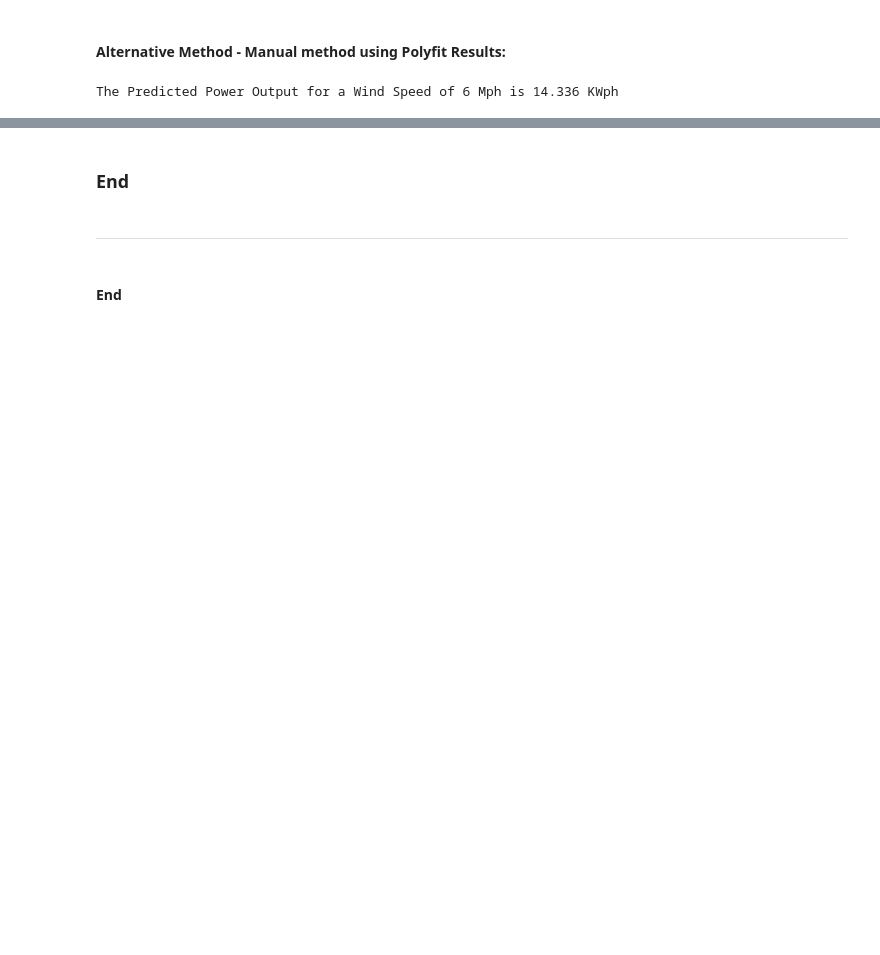
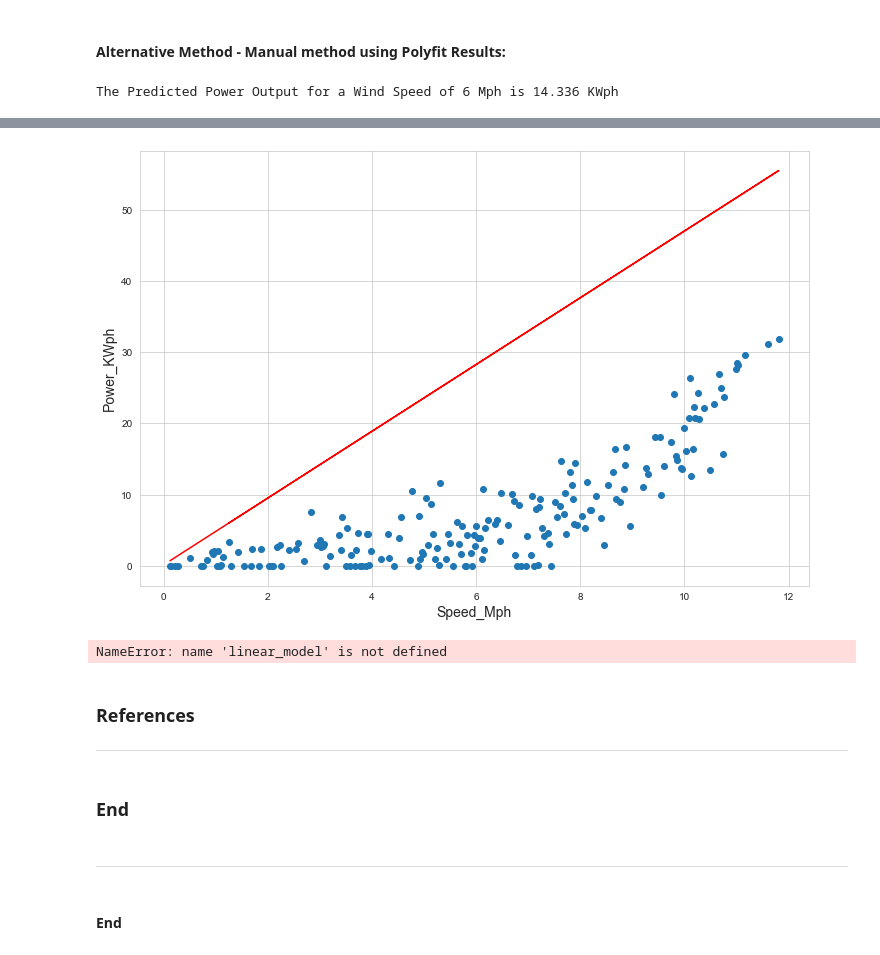
Before and after one commit to Fiona-600/Data-Analytics-2020-Project, a Jupyter notebook: Final Project 2020.ipynb, the cells around one changed output, grey strips where cells are left out. Saved outputs shown, nothing was run; the diff lists cells and outputs as text; code cells hidden in the pictures; blank space fills up the shorter version.

```diff
--- a/Final Project 2020.ipynb
+++ b/Final Project 2020.ipynb
@@ -452,0 +641,38 @@ The Predicted Power Output for a Wind Speed of 6 Mph is 14.336 KWph
+# %%
+#Plot the regression line for test data:
+
+plt.scatter(test["Speed_Mph"],test["Power_KWph"])
+plt.plot(test["Speed_Mph"],actual_slope*test["Speed_Mph"]+actual_intercept,color="red")
+plt.xlabel("Speed_Mph")
+plt.ylabel("Power_KWph")
+plt.show()
+# %% [output]
+[figure, added]
+# %%
+X = df2[['Speed_Mph']]
+Y = df2['Power_KWph']
+
+#Modeling:
+
+#Using sklearn package to model data :
+
+regr = linear_model.LinearRegression()
+train_x = np.array(train[['Speed_Mph']])
+train_y = np.array(train['Power_KWph'])
+regr.fit(train_x,train_y)
+test_x = np.array(test[['Speed_Mph']])
+test_y = np.array(test['Power_KWph'])
+
+# print the coefficient values:
+coeff_data = pd.DataFrame(regr.coef_ , X.columns , columns=["Coefficients"])
+coeff_data
+
+#Now let's do prediction of data:
+Y_pred = regr.predict(test_x)
+
+# Check accuracy:
+from sklearn.metrics import r2_score
+R = r2_score(test_y , Y_pred)
+print ("R² :",R)
+# %% [output]
+NameError: name 'linear_model' is not defined
@@ -453,3 +687,6 @@ The Predicted Power Output for a Wind Speed of 6 Mph is 14.336 KWph
+# %% [markdown]
+### References
+***
 # %% [markdown]
 ### End
 # %% [markdown]
```
Also changed, not shown: parts of 28 cells of this notebook.
